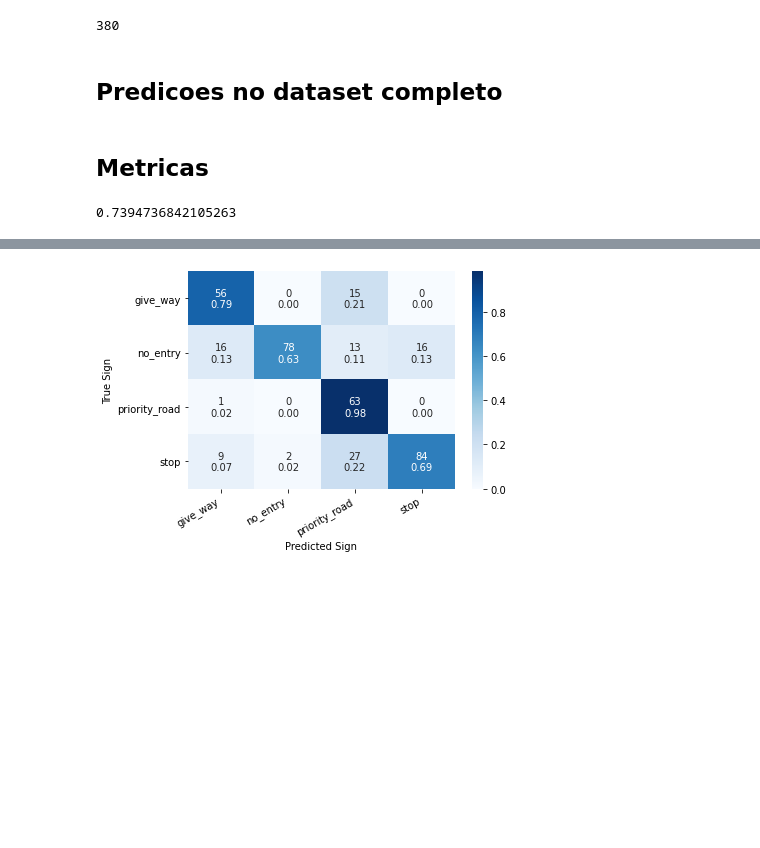
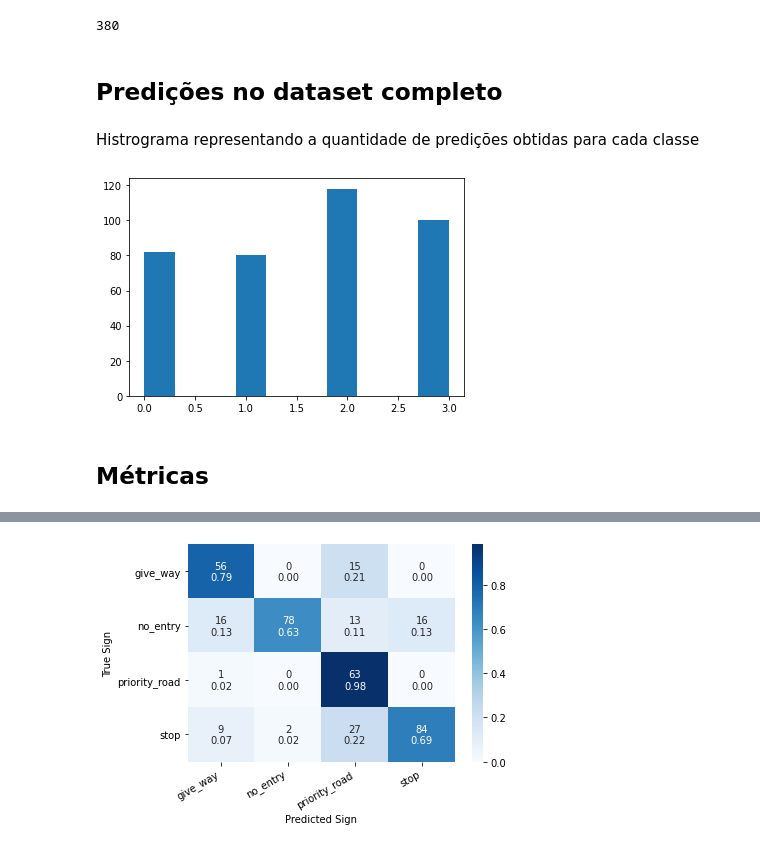
Before and after one commit to cjss2211/End-to-end-ML, a Jupyter notebook: Traffic_signs/Notebooks/Test.ipynb, the cells around one changed output, grey strips where cells are left out. Cells and saved outputs as stored; diff of their text form; code cells hidden in the pictures; blank space fills up the shorter version.

```diff
--- a/Traffic_signs/Notebooks/Test.ipynb
+++ b/Traffic_signs/Notebooks/Test.ipynb
@@ -125,7 +141,7 @@ len(labels)
 # %% [output]
 380
 # %% [markdown]
-## Predicoes no dataset completo
+## Predições no dataset completo
 # %%
 def predict_data(test_x, model):
     """
@@ -146,5 +162,12 @@ def predict_data(test_x, model):
     return y_preds
 # %%
 preds= predict_data(test_files,model)
+# %% [markdown]
+Histrograma representando a quantidade de predições obtidas para cada classe
+# %%
+plt.hist(preds,bins=10)
+plt.show()
+# %% [output]
+[figure, added]
 # %% [markdown]
-## Metricas
+## Métricas
@@ -169,4 +173,0 @@ accuracy = metrics(preds, labels)
-# %%
-accuracy
-# %% [output]
-0.7394736842105263
```
Also changed, not shown: parts of 46 cells of this notebook, 2 other files.
